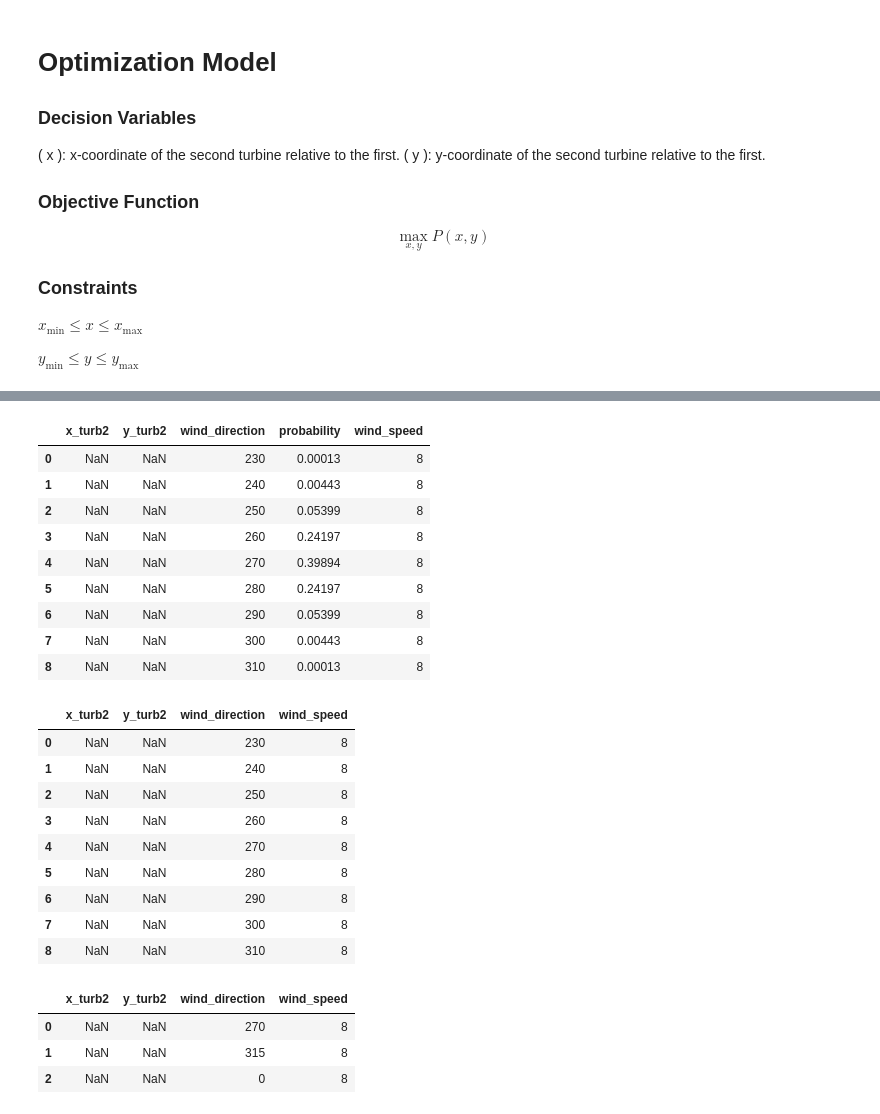
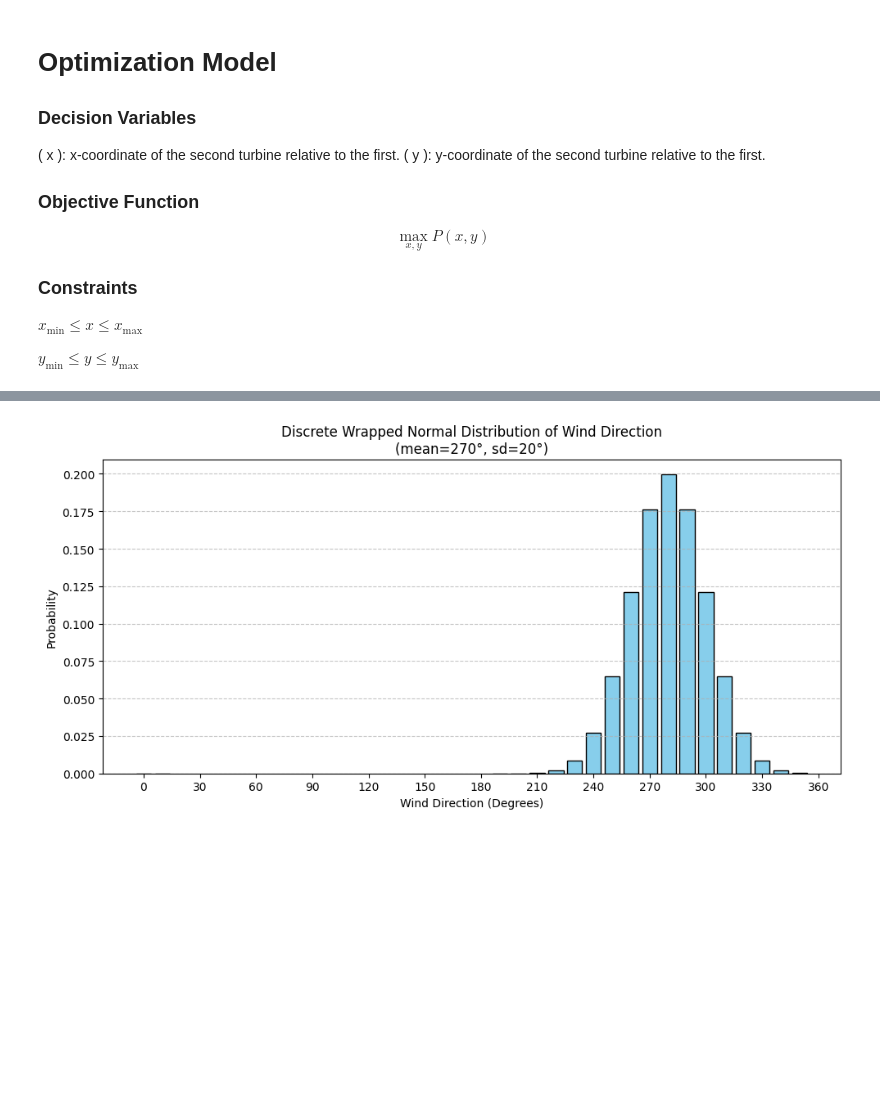
Before and after one commit to schmeti/uc3m_TFM_wind_farm_optimization_codebase, a Jupyter notebook: Windfarm_power_modelling/0_two_turbine_problem_constrLearn_probweighted.ipynb, the cells around one changed output, grey strips where cells are left out. Cells and saved outputs as stored; diff of their text form; code cells hidden in the pictures; blank space fills up the shorter version.

```diff
--- a/Windfarm_power_modelling/0_two_turbine_problem_constrLearn_probweighted.ipynb
+++ b/Windfarm_power_modelling/0_two_turbine_problem_constrLearn_probweighted.ipynb
@@ -126,73 +101,43 @@ plt.show()
 # %%
 # Generate distribution of wind directions
 from scipy.stats import norm
 
 # Parameters
-mu = 270
-sd = 10
+mu = 280
+sd = 20
 angles = np.arange(0, 360, 10)
 
 # Circular distance function
 def circular_dist(x, mu):
     d = np.abs(x - mu) % 360
     return np.minimum(d, 360 - d)
 
 # Apply normal PDF to circular distances
 distances = circular_dist(angles, mu)
 densities = norm.pdf(distances, loc=0, scale=sd)
 probabilities = densities / np.sum(densities)
 
 # Create DataFrame
 wind_df = pd.DataFrame({
     'wind_direction': angles,
     'probability': np.round(probabilities, 5)
 })
 
-# add variables
+# add variables for correct format
 wind_df = wind_df[wind_df['probability'] > 0].reset_index(drop=True)
-
 wind_df.insert(0, 'x_turb2', np.nan)
 wind_df.insert(1, 'y_turb2', np.nan)
-
 wind_df['wind_speed'] = 8
 
-
-wind_df
+# Plot
+plt.figure(figsize=(10, 5))
+plt.bar(wind_df['wind_direction'], wind_df['probability'], width=8, align='center', color='skyblue', edgecolor='black')
+plt.title('Discrete Wrapped Normal Distribution of Wind Direction\n(mean=270°, sd=20°)')
+plt.xlabel('Wind Direction (Degrees)')
+plt.ylabel('Probability')
+plt.xticks(np.arange(0, 361, 30))
+plt.grid(axis='y', linestyle='--', alpha=0.7)
+plt.tight_layout()
+plt.show()
 # %% [output]
-|  | x_turb2 | y_turb2 | wind_direction | probability | wind_speed |
-| 0 | NaN | NaN | 230 | 0.00013 | 8 |
-| 1 | NaN | NaN | 240 | 0.00443 | 8 |
-| 2 | NaN | NaN | 250 | 0.05399 | 8 |
-| 3 | NaN | NaN | 260 | 0.24197 | 8 |
-| 4 | NaN | NaN | 270 | 0.39894 | 8 |
-| 5 | NaN | NaN | 280 | 0.24197 | 8 |
-| 6 | NaN | NaN | 290 | 0.05399 | 8 |
-| 7 | NaN | NaN | 300 | 0.00443 | 8 |
-| 8 | NaN | NaN | 310 | 0.00013 | 8 |
+[figure, added]
-# %%
-wind_df_contextual = wind_df.drop(columns=['probability'])
-wind_df_contextual
-# %% [output]
-|  | x_turb2 | y_turb2 | wind_direction | wind_speed |
-| 0 | NaN | NaN | 230 | 8 |
-| 1 | NaN | NaN | 240 | 8 |
-| 2 | NaN | NaN | 250 | 8 |
-| 3 | NaN | NaN | 260 | 8 |
-| 4 | NaN | NaN | 270 | 8 |
-| 5 | NaN | NaN | 280 | 8 |
-| 6 | NaN | NaN | 290 | 8 |
-| 7 | NaN | NaN | 300 | 8 |
-| 8 | NaN | NaN | 310 | 8 |
-# %%
-contextual_sample1 = pd.DataFrame({
-    'x_turb2': [np.nan, np.nan, np.nan],
-    'y_turb2': [np.nan, np.nan, np.nan],
-    'wind_direction': [270, 315, 0],
-    'wind_speed': [8, 8, 8]
-})
-contextual_sample1
-# %% [output]
-|  | x_turb2 | y_turb2 | wind_direction | wind_speed |
-| 0 | NaN | NaN | 270 | 8 |
-| 1 | NaN | NaN | 315 | 8 |
-| 2 | NaN | NaN | 0 | 8 |
```
Also changed, not shown: parts of 15 cells of this notebook, 1 other file.
